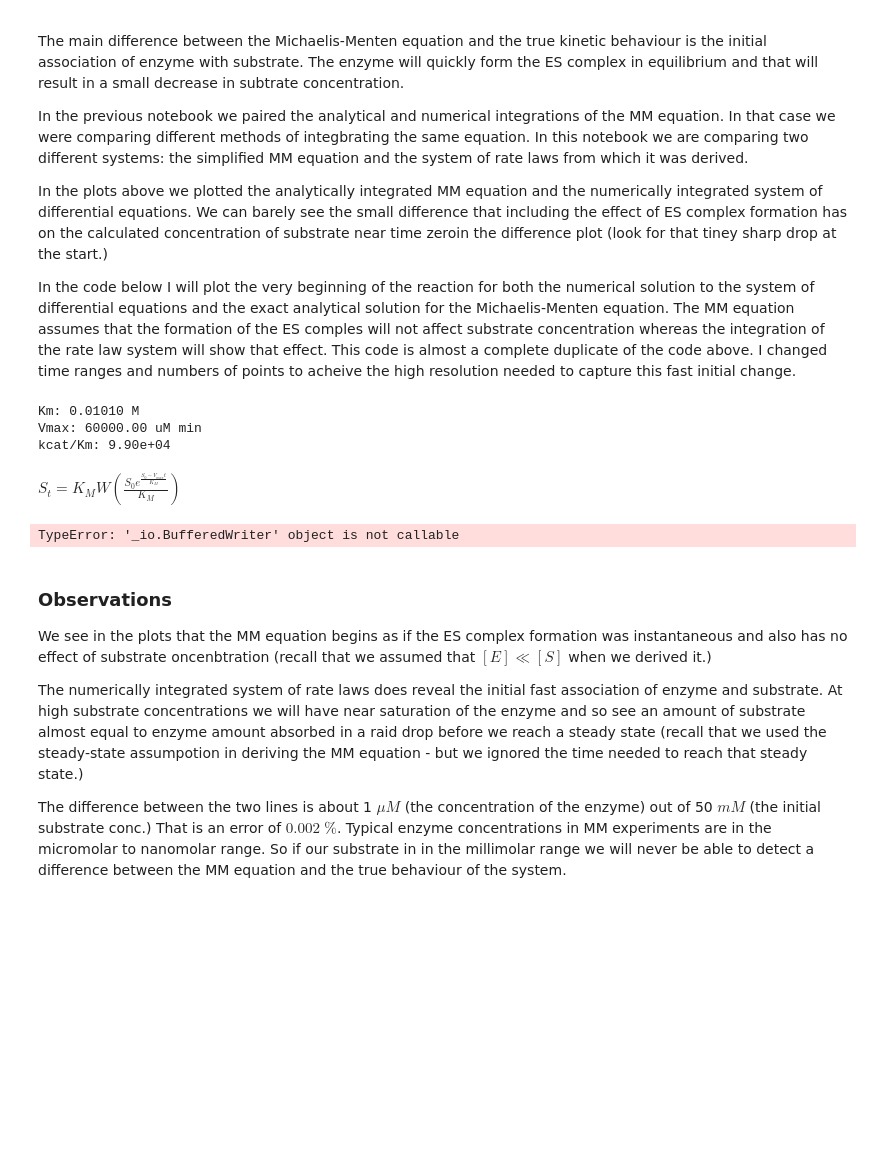
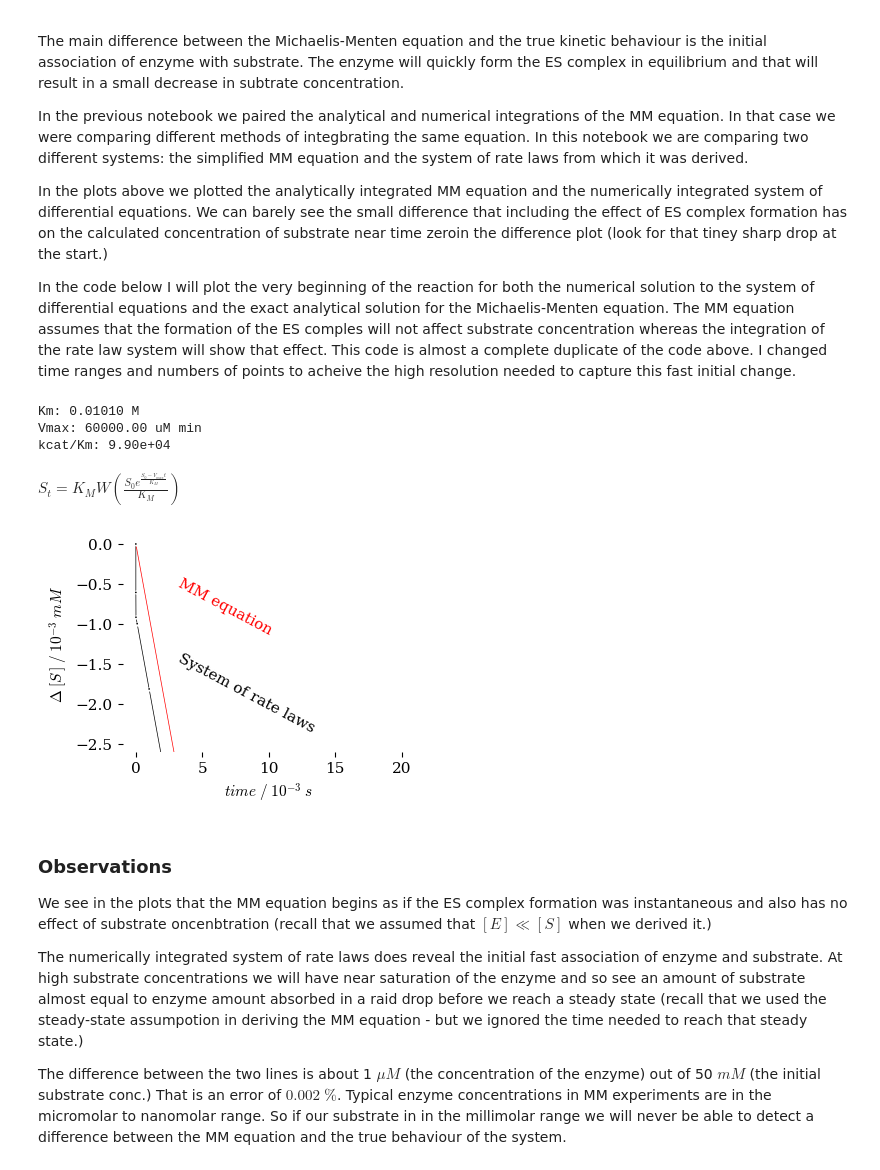
Before and after one commit to blinkletter/StealThisCode, a Jupyter notebook: 4_SciPy/K05_NumericIntegration_SystemEq.ipynb, the cells around one changed output. Drawn from its saved outputs; the diff is of its cells as text; code cells hidden in the pictures; blank space fills up the shorter version.

```diff
--- a/4_SciPy/K05_NumericIntegration_SystemEq.ipynb
+++ b/4_SciPy/K05_NumericIntegration_SystemEq.ipynb
@@ -489,7 +491,7 @@ k_1 = 1E5
 kcat = 1E3
 
 E_conc = 1E-6     ### Experimenatal condition
-S_conc = 0.05
+S_conc = 0.1
 
 #########################################
 ### HERE! I CHANGED THE TIME RANGE.
@@ -544,7 +546,20 @@ yarray = int.y      ### Also retruns and array of calculated y values.
 yarray = yarray[0]  ### The first array in the y-array is for S: substrate
 
 display(eq)
-s = f(t_line_temp, S_conc, KM_model, Vmax)           ### Calculate substrate conc according to the function
+
+f = sym.lambdify([t, S0, KM, Vmax], eq.rhs)   ### create function in terms of t, S0, KM and Vmax
+
+##########################
+### Set up parameters
+##########################
+
+Vmax_value = E_conc * kcat
+
+##########################
+### calculate x and y data
+##########################
+                                                ### time comes from the first code block above
+s = f(t_line_temp, S_conc, KM_model, Vmax_value)           ### Calculate substrate conc according to the function
 s = np.real(s)                                  ### the Lambert function produces imaginary numbers. Use on the real component
 
 
@@ -611,34 +626,34 @@ ax.set(ylabel=r"$\Delta \;[S\,]\; / \;10^{-3}\; mM$",
         xlabel=r"$time\; /\;10^{-3}\; s$",
 #        title = "Plot at Time = 0",
         xlim=[None, None],
         ylim=[-2.6, 0.1])
 
 ax.text(3,-2.35,"System of rate laws",
          rotation = -28,
          color = 'black',
          fontweight = 'light')         ### label the line in the plot
 
 ax.text(3,-1.12,"MM equation",
          rotation = -28,
          color = 'red',
          fontweight = 'light')         ### label the line in the plot
 
 
 
 
 fig.tight_layout()  # otherwise the right y-label is slightly clipped
 #########################################
 ### Output the plot
 #########################################
 
 plt.savefig("plot_initial_moment.pdf")          ### export the plot as this
 plt.show()                       ### display the plot in this notebook
 # %% [output]
 Km: 0.01010 M
 Vmax: 60000.00 uM min
 kcat/Km: 9.90e+04
 $\displaystyle S_{t} = K_{M} W\left(\frac{S_{0} e^{\frac{S_{0} - V_{max} t}{K_{M}}}}{K_{M}}\right)$
-TypeError: '_io.BufferedWriter' object is not callable
+[figure, added]
 # %% [markdown]
 ### Observations
 We see in the plots that the MM equation begins as if the ES complex formation was instantaneous and also has no effect of substrate oncenbtration (recall that we assumed that $[E] \ll [S]$ when we derived it.)
```
Also changed, not shown: parts of 7 cells of this notebook, 26 other files.
